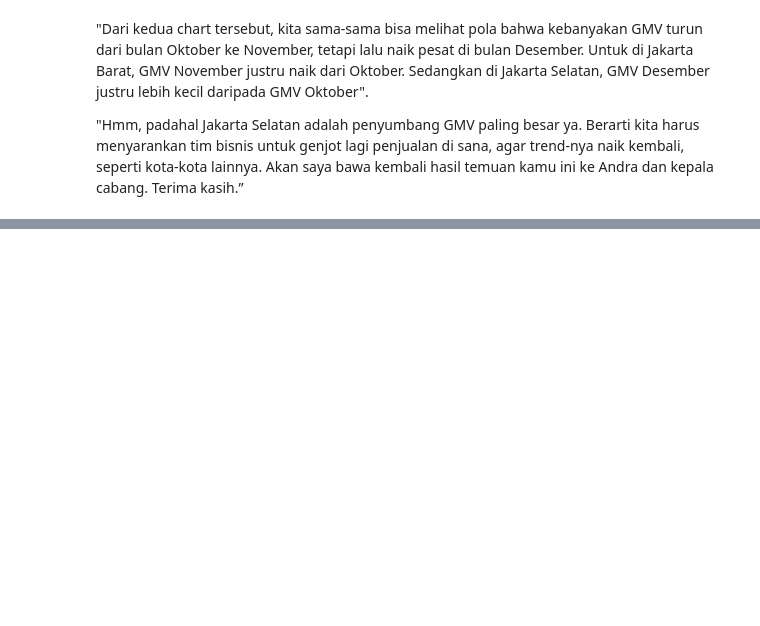
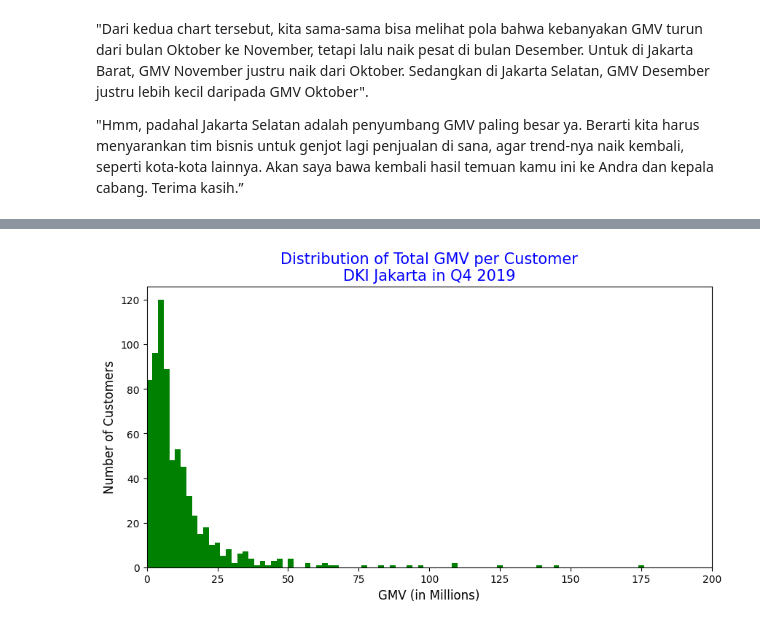
Before and after one commit to HaiK1168/Project-Learning-DataScience, a Jupyter notebook: 09 - Data Visualization with Python Matplotlib for Beginner - Part 2.ipynb, the cells around one changed output, grey strips where cells are left out. Saved outputs shown, nothing was run; the diff lists cells and outputs as text; code cells hidden in the pictures; blank space fills up the shorter version.

```diff
--- a/09 - Data Visualization with Python Matplotlib for Beginner - Part 2.ipynb
+++ b/09 - Data Visualization with Python Matplotlib for Beginner - Part 2.ipynb
@@ -404,0 +533,12 @@ plt.show()
+# %%
+plt.figure(figsize=(10,5))
+plt.hist(data_per_customer_dki_q4['gmv'], bins=100, range=(1,200000000), color='green')
+plt.title('Distribution of Total GMV per Customer\nDKI Jakarta in Q4 2019', fontsize=15, color='blue')
+plt.xlabel('GMV (in Millions)', fontsize=12)
+plt.ylabel('Number of Customers', fontsize=12)
+plt.xlim(xmin=0, xmax=200000000)
+labels, locations = plt.xticks()
+plt.xticks(labels, (labels/1000000).astype(int))
+plt.show()
+# %% [output]
+[figure, added]
```
Also changed, not shown: parts of 26 cells of this notebook, 1 other file.
